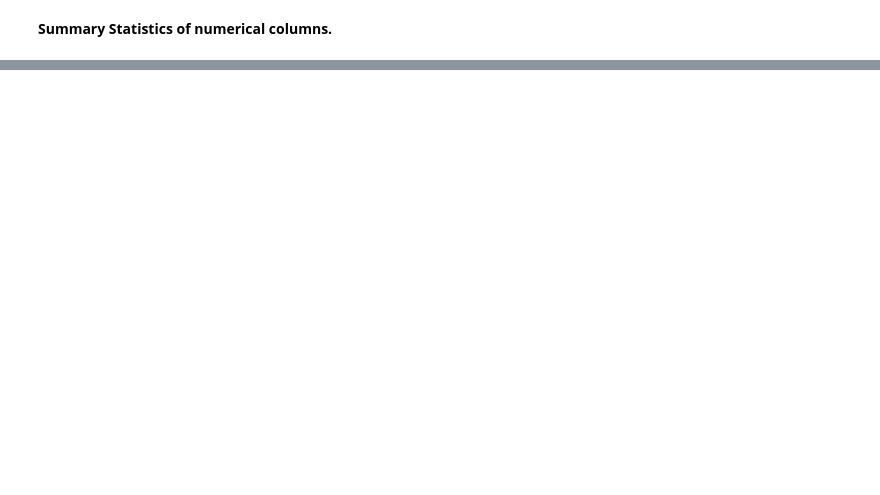
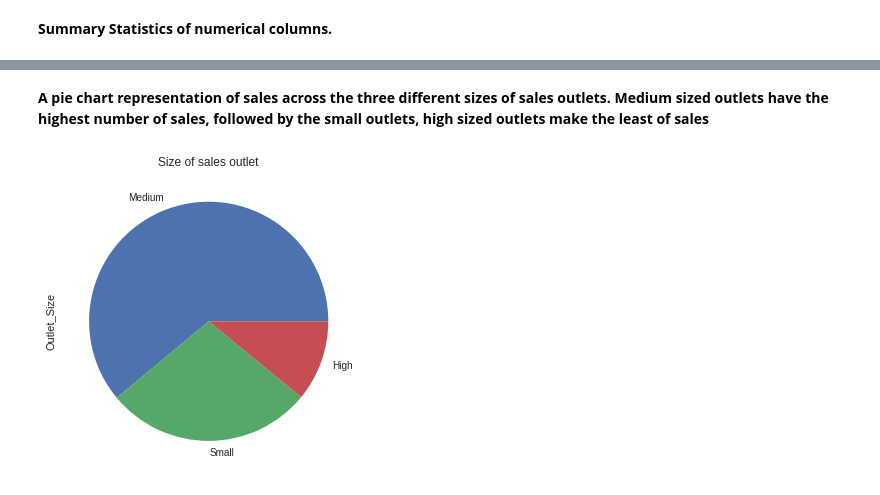
Before and after one commit to HalimaLadan/Prediction-of-Sales-in-Stores-, a Jupyter notebook: Project1_part2.ipynb, the cells around one changed output, grey strips where cells are left out. Drawn from its saved outputs; the diff is of its cells as text; code cells hidden in the pictures; blank space fills up the shorter version.

```diff
--- a/Project1_part2.ipynb
+++ b/Project1_part2.ipynb
@@ -207,0 +282,8 @@ df.loc[:,['Item_Weight','Item_Visibility','Item_MRP', 'Outlet_Establishment_Year
+# %% [markdown]
+**A pie chart representation of sales across the three different sizes of sales outlets. Medium sized outlets have the highest number of sales, followed by the small outlets, high sized outlets make the least of sales**
+# %%
+df['Outlet_Size'].value_counts().plot(kind = 'pie')
+plt.title('Size of sales outlet')
+plt.show()
+# %% [output]
+[figure, added]
```
Also changed, not shown: parts of 27 cells of this notebook.
